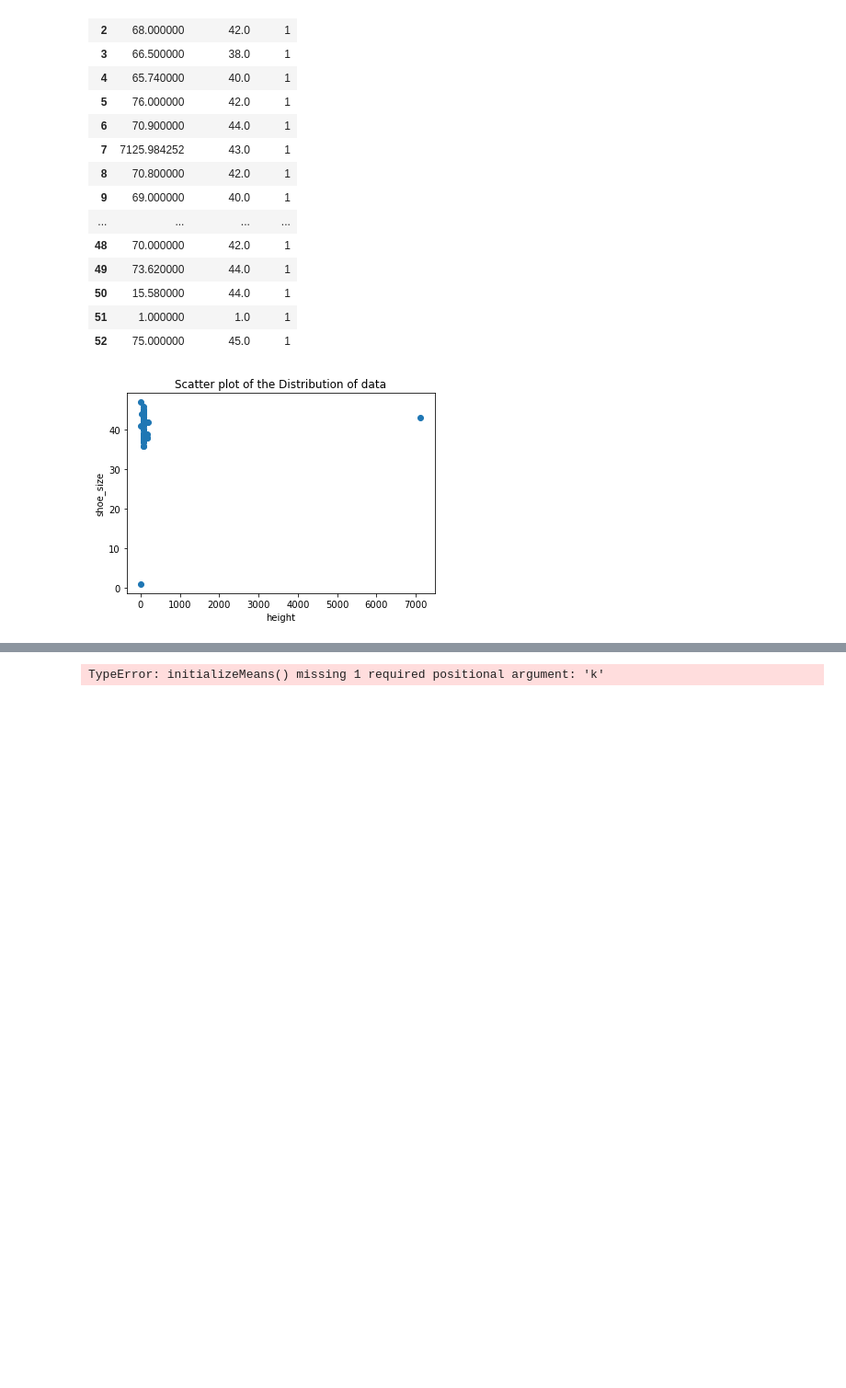
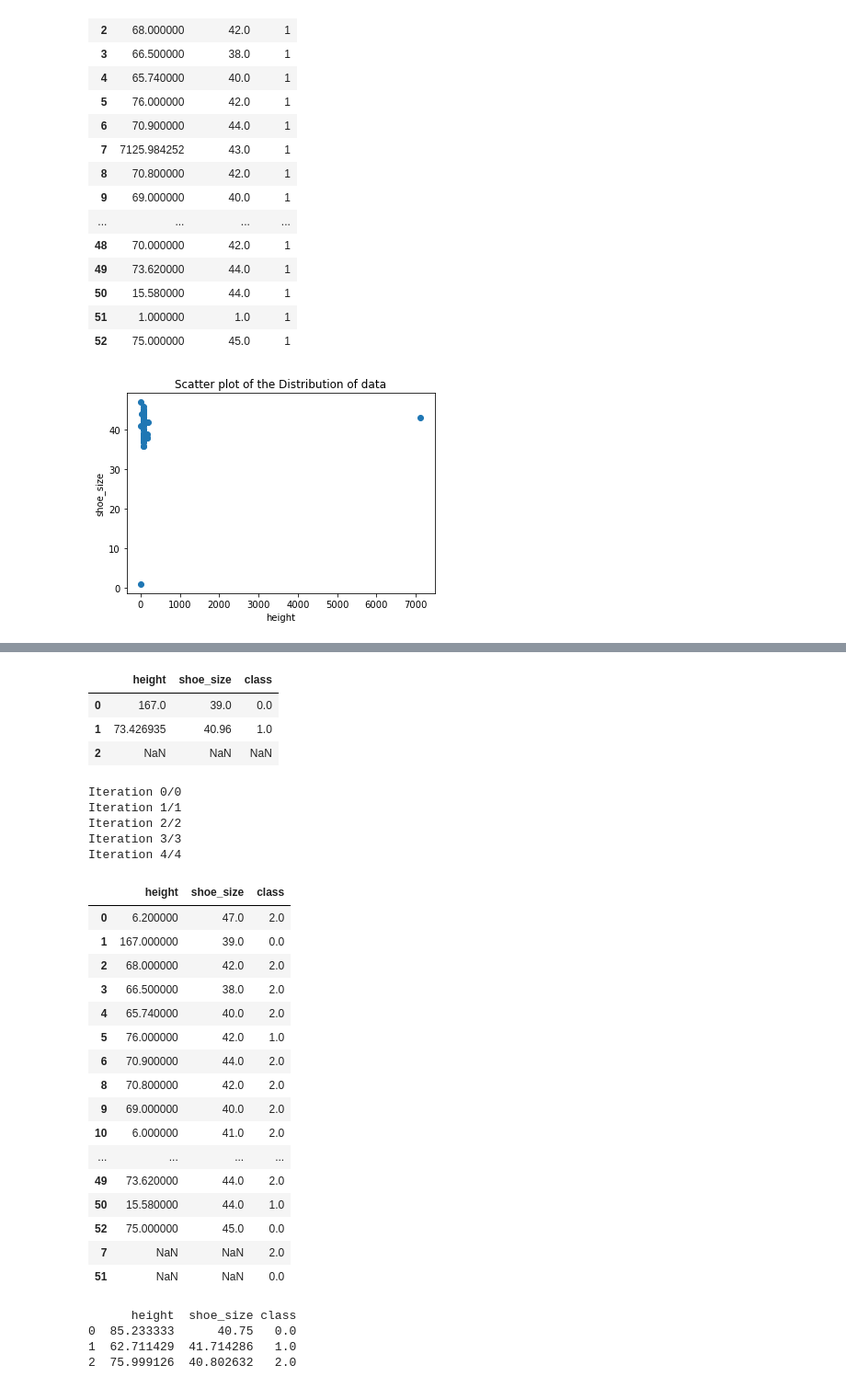
Before and after one commit to Dybton/data-mining-mini-project, a Jupyter notebook: clustering_dataminers.ipynb, the cells around one changed output, grey strips where cells are left out. Shown at 92% size. Cells and saved outputs as stored; diff of their text form; code cells hidden in the pictures; blank space fills up the shorter version.

Commit message:
have seemingly made the k-means work. Now its time to plot it

```diff
--- a/clustering_dataminers.ipynb
+++ b/clustering_dataminers.ipynb
@@ -205,25 +120,70 @@ updateMean(df,initializeMeans(df,3))
+# %%
+
+def updateMean(df,means):
+    #Here we create a new df that contains the new means
+    newMeans = pd.DataFrame(columns=df.columns)
+
+    #we loop over the the means
+    for i in range(len(means)):
+        meanClass = means.iloc[i]['class'] #get the class of the mean
+        cluster = df[df['class'] == meanClass] #we select the points that belong to the cluster
+        mean = cluster.mean() #we calculate the mean of the points in the cluster
+        newMeans = newMeans.append(mean, ignore_index=True) #We append the mean to the newMeans dataframe
+
+    return newMeans
+
+updateMean(df,initializeMeans(df,3))
+# %% [output]
+|  | height | shoe_size | class |
+| 0 | 167.0 | 39.0 | 0.0 |
+| 1 | 73.426935 | 40.96 | 1.0 |
+| 2 | NaN | NaN | NaN |
 # %%
-def Kmeans(df,iterations):
+def Kmeans(df,iterations, k):
     """
     When you have implemented the three functions this function should work and run the Kmeans algorithm!
     """
-
-    mean1,mean2 = initializeMeans(df)
+    means = initializeMeans(df, k)
 
     for iteration in range(iterations): # Change this when implementing how many times it should recalculate the mean
 
         print("Iteration {}/{}".format(iteration,iteration))
 
         for i in range(len(df)):
-            df = euclideanDist(df,i,mean1,mean2)
+            df = euclideanDist(df,i,means)
 
-        mean1,mean2 = updateMean(df)
+        means = updateMean(df, means)
 
-    return df,mean1,mean2
+    return df,means
 
-df,mean1,mean2 = Kmeans(df,5)
+dfk, m = Kmeans(df,5,3)
 # %% [output]
-TypeError: initializeMeans() missing 1 required positional argument: 'k'
+Iteration 0/0
+Iteration 1/1
+Iteration 2/2
+Iteration 3/3
+Iteration 4/4
+|  | height | shoe_size | class |
+| 0 | 6.200000 | 47.0 | 2.0 |
+| 1 | 167.000000 | 39.0 | 0.0 |
+| 2 | 68.000000 | 42.0 | 2.0 |
+| 3 | 66.500000 | 38.0 | 2.0 |
+| 4 | 65.740000 | 40.0 | 2.0 |
+| 5 | 76.000000 | 42.0 | 1.0 |
+| 6 | 70.900000 | 44.0 | 2.0 |
+| 8 | 70.800000 | 42.0 | 2.0 |
+| 9 | 69.000000 | 40.0 | 2.0 |
+| 10 | 6.000000 | 41.0 | 2.0 |
+| ... | ... | ... | ... |
+| 49 | 73.620000 | 44.0 | 2.0 |
+| 50 | 15.580000 | 44.0 | 1.0 |
+| 52 | 75.000000 | 45.0 | 0.0 |
+| 7 | NaN | NaN | 2.0 |
+| 51 | NaN | NaN | 0.0 |
+      height  shoe_size class
+0  85.233333      40.75   0.0
+1  62.711429  41.714286   1.0
+2  75.999126  40.802632   2.0
 # %%
 plt.clf()
 plt.scatter(df.loc[df['class'] == 1]['height'],df.loc[df['class'] == 1]['shoe_size'],color='g',label='1')  #
```
Also changed, not shown: parts of 4 cells of this notebook, 2 other files.
